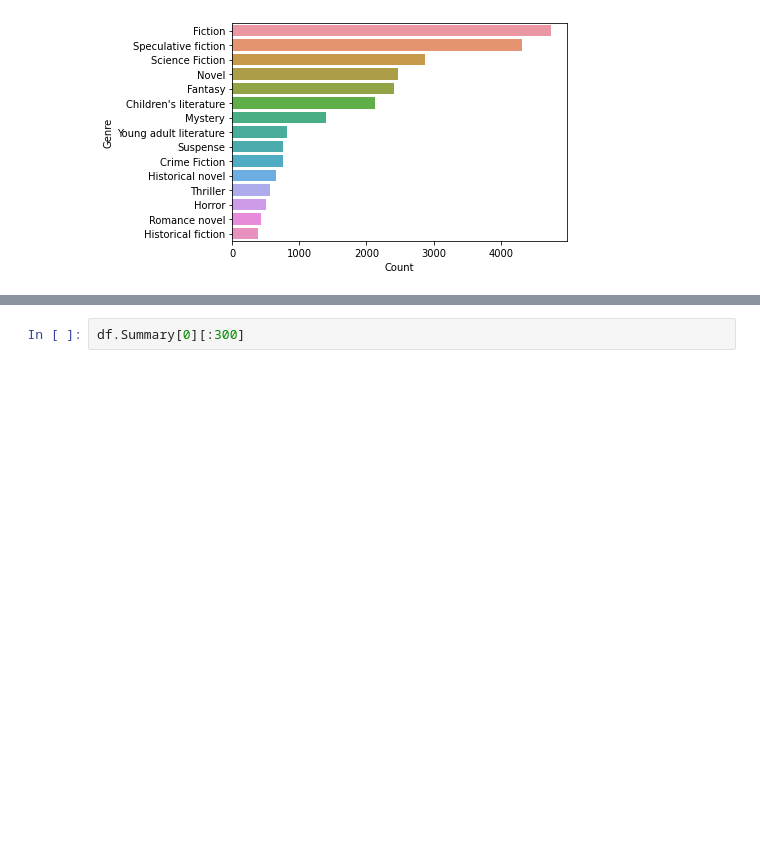
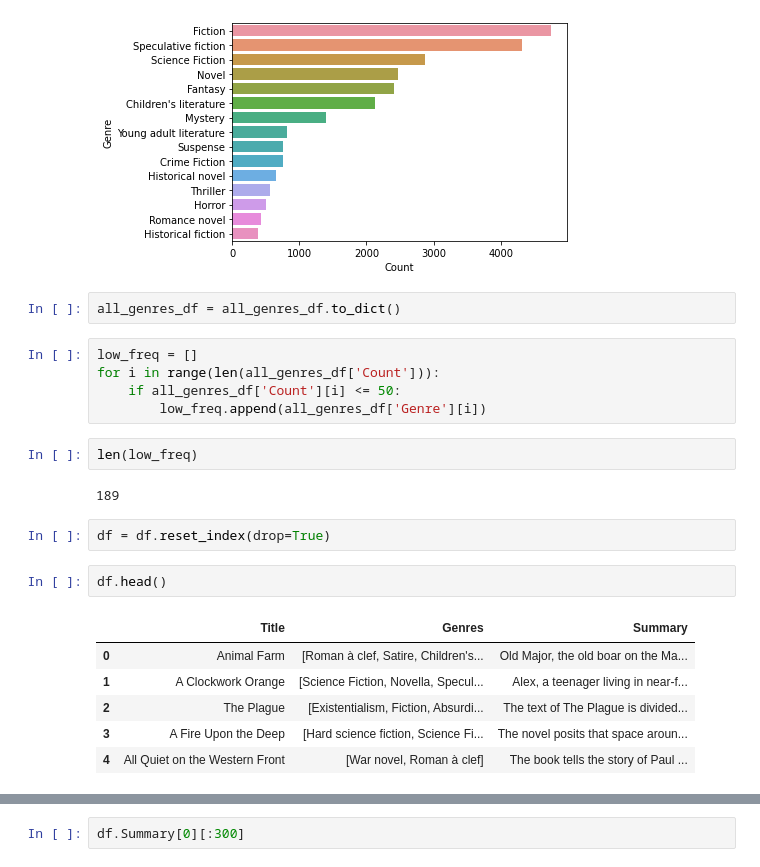
Before and after one commit to steven-lm/Genre-Classifier, a Jupyter notebook: notebook.ipynb, the cells around one changed output, grey strips where cells are left out. Cells and saved outputs as stored; diff of their text form; blank space fills up the shorter version.

```diff
--- a/notebook.ipynb
+++ b/notebook.ipynb
@@ -125,3 +124,25 @@ ax.set(ylabel = 'Genre')
 plt.show()
 # %% [output]
 [figure]
+# %%
+all_genres_df = all_genres_df.to_dict()
+# %%
+low_freq = []
+for i in range(len(all_genres_df['Count'])):
+    if all_genres_df['Count'][i] <= 50:
+        low_freq.append(all_genres_df['Genre'][i])
+# %%
+len(low_freq)
+# %% [output]
+189
+# %%
+df = df.reset_index(drop=True)
+# %%
+df.head()
+# %% [output]
+|  | Title | Genres | Summary |
+| 0 | Animal Farm | [Roman à clef, Satire, Children's... | Old Major, the old boar on the Ma... |
+| 1 | A Clockwork Orange | [Science Fiction, Novella, Specul... | Alex, a teenager living in near-f... |
+| 2 | The Plague | [Existentialism, Fiction, Absurdi... | The text of The Plague is divided... |
+| 3 | A Fire Upon the Deep | [Hard science fiction, Science Fi... | The novel posits that space aroun... |
+| 4 | All Quiet on the Western Front | [War novel, Roman à clef] | The book tells the story of Paul ... |
```
Also changed, not shown: parts of 16 cells of this notebook.
